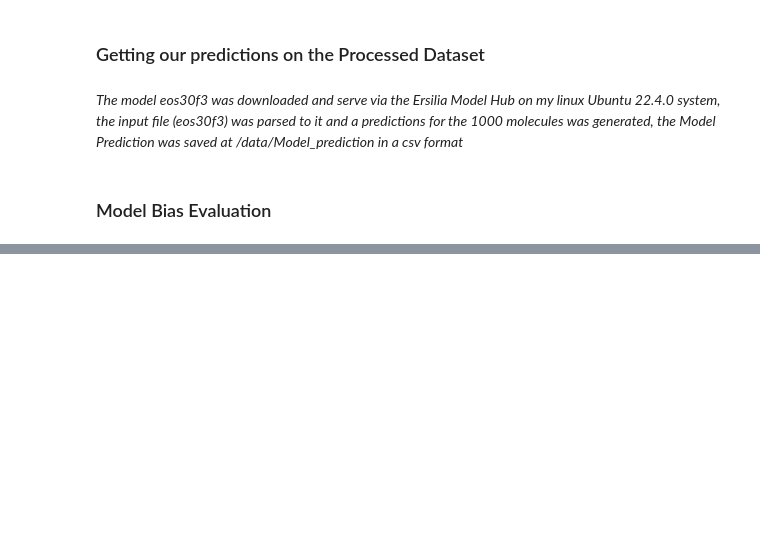
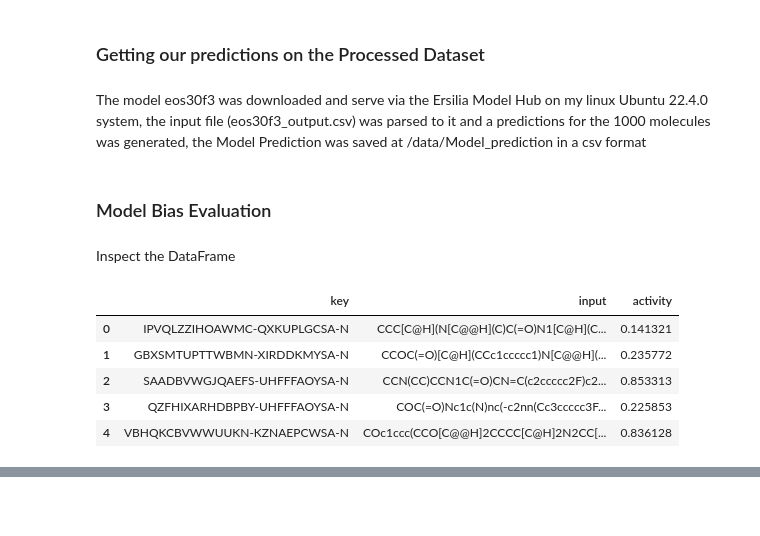
Before and after one commit to Malikbadmus/model-validation-eos30f3, a Jupyter notebook: notebooks/00_model_bias.ipynb, the cells around one changed output, grey strips where cells are left out. Drawn from its saved outputs; the diff is of its cells as text; code cells hidden in the pictures; blank space fills up the shorter version.

```diff
--- a/notebooks/00_model_bias.ipynb
+++ b/notebooks/00_model_bias.ipynb
@@ -165,6 +165,20 @@ New_Data.to_csv(output_file_path, index=False)
 # %% [markdown]
 ### Getting our predictions on the Processed Dataset
 # %% [markdown]
-*The model eos30f3 was downloaded and serve via the Ersilia Model Hub on my linux Ubuntu 22.4.0 system, the input file (eos30f3) was parsed to it and a predictions for the 1000 molecules was generated, the Model Prediction was saved at /data/Model_prediction in a csv format*
+The model eos30f3 was downloaded and serve via the Ersilia Model Hub on my linux Ubuntu 22.4.0 system, the input file (eos30f3_output.csv) was parsed to it and a predictions for the 1000 molecules was generated, the Model Prediction was saved at /data/Model_prediction in a csv format
 # %% [markdown]
 ### Model Bias Evaluation
+# %%
+# Load the Model Predictions
+Model_predictions = pd.read_csv(os.path.join(DATAPATH, "Model_predictions", "eos30f3_output.csv"))
+# %% [markdown]
+Inspect the DataFrame
+# %%
+Model_predictions.head()
+# %% [output]
+|  | key | input | activity |
+| 0 | IPVQLZZIHOAWMC-QXKUPLGCSA-N | CCC[C@H](N[C@@H](C)C(=O)N1[C@H](C... | 0.141321 |
+| 1 | GBXSMTUPTTWBMN-XIRDDKMYSA-N | CCOC(=O)[C@H](CCc1ccccc1)N[C@@H](... | 0.235772 |
+| 2 | SAADBVWGJQAEFS-UHFFFAOYSA-N | CCN(CC)CCN1C(=O)CN=C(c2ccccc2F)c2... | 0.853313 |
+| 3 | QZFHIXARHDBPBY-UHFFFAOYSA-N | COC(=O)Nc1c(N)nc(-c2nn(Cc3ccccc3F... | 0.225853 |
+| 4 | VBHQKCBVWWUUKN-KZNAEPCWSA-N | COc1ccc(CCO[C@@H]2CCCC[C@H]2N2CC[... | 0.836128 |
```
Also changed, not shown: parts of 6 cells of this notebook.
